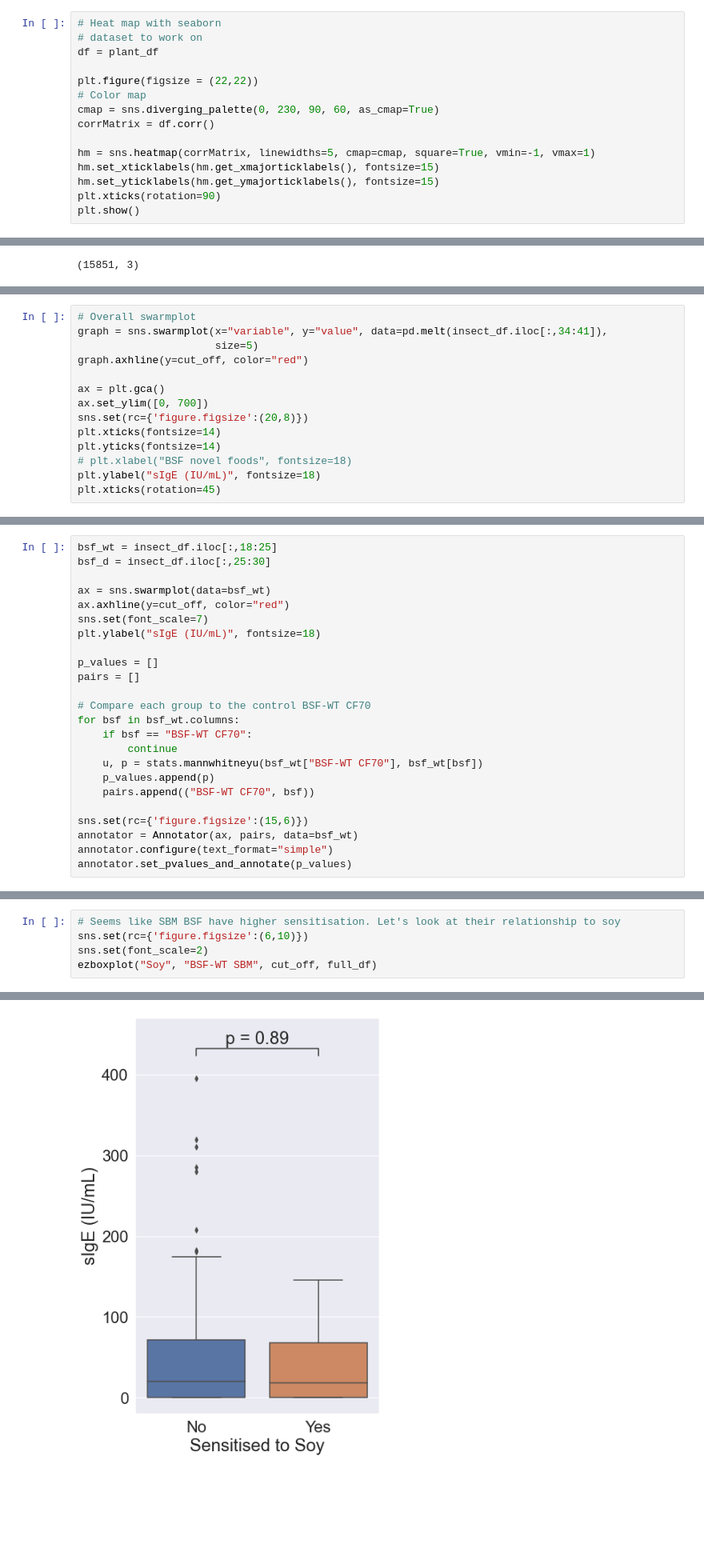
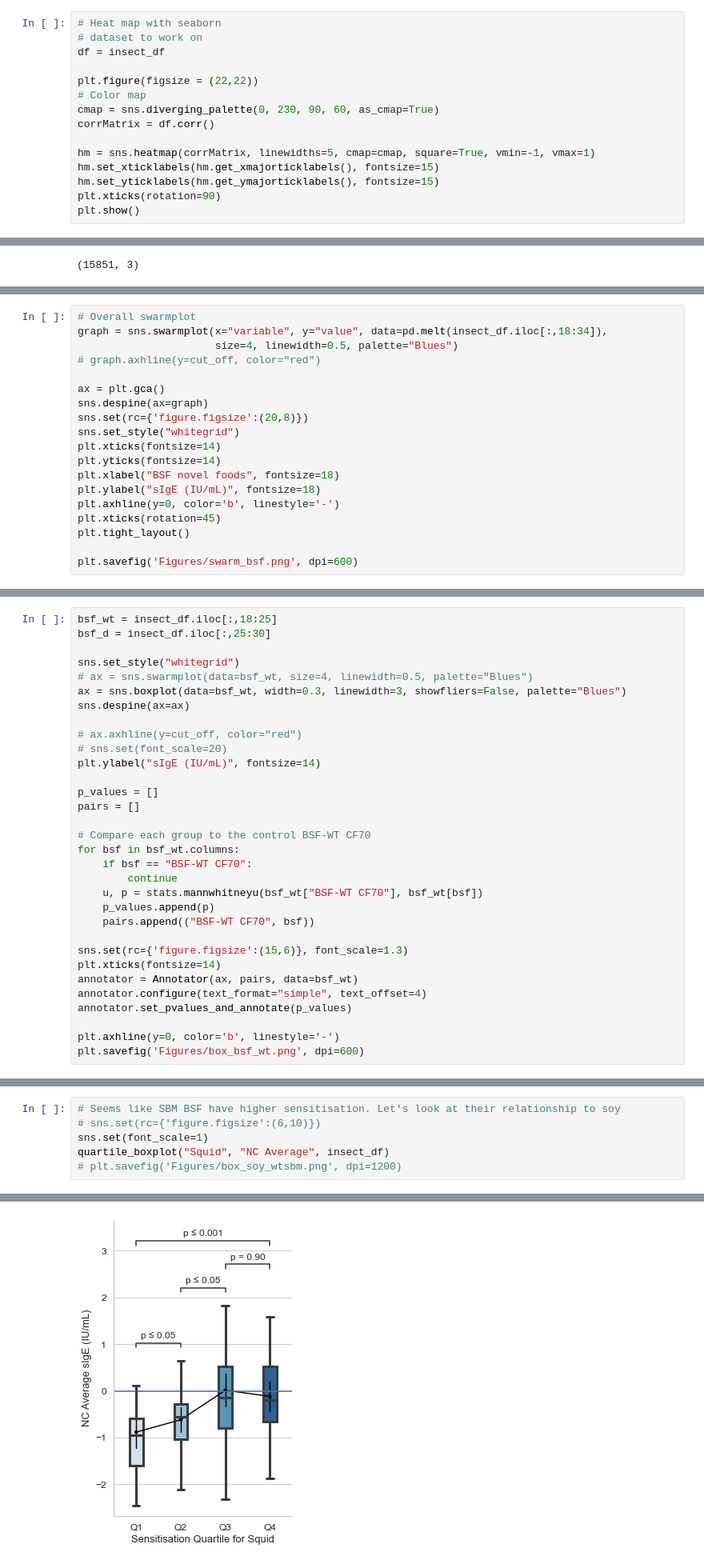
Before and after one commit to ripervail/alternative-meat-allergy, a Jupyter notebook: analysis.ipynb, the cells around one changed output, grey strips where cells are left out. Shown at 80% size. Cells and saved outputs as stored; diff of their text form; blank space fills up the shorter version.

```diff
--- a/analysis.ipynb
+++ b/analysis.ipynb
@@ -133,7 +170,7 @@ Some parts of the heat map have empty rows/columns. This means that their values
 # %%
 # Heat map with seaborn
 # dataset to work on
-df = plant_df
+df = insect_df
 
 plt.figure(figsize = (22,22))
 # Color map
@@ -410,16 +653,21 @@ Compare between wildtype and lab strain (line D) (18:34)
 Compare between crickets (34:41)
 # %%
 # Overall swarmplot
-graph = sns.swarmplot(x="variable", y="value", data=pd.melt(insect_df.iloc[:,34:41]),
-                      size=5)
-graph.axhline(y=cut_off, color="red")
+graph = sns.swarmplot(x="variable", y="value", data=pd.melt(insect_df.iloc[:,18:34]),
+                      size=4, linewidth=0.5, palette="Blues")
+# graph.axhline(y=cut_off, color="red")
 
 ax = plt.gca()
-ax.set_ylim([0, 700])
+sns.despine(ax=graph)
 sns.set(rc={'figure.figsize':(20,8)})
+sns.set_style("whitegrid")
 plt.xticks(fontsize=14)
 plt.yticks(fontsize=14)
-# plt.xlabel("BSF novel foods", fontsize=18)
+plt.xlabel("BSF novel foods", fontsize=18)
 plt.ylabel("sIgE (IU/mL)", fontsize=18)
+plt.axhline(y=0, color='b', linestyle='-')
 plt.xticks(rotation=45)
+plt.tight_layout()
+
+plt.savefig('Figures/swarm_bsf.png', dpi=600)
 # %% [output]
@@ -444,10 +684,14 @@ Index(['BSF-WT CF70', 'BSF-WT P', 'BSF-WT PKM', 'BSF-WT M<P', 'BSF-WT COH',
 bsf_wt = insect_df.iloc[:,18:25]
 bsf_d = insect_df.iloc[:,25:30]
 
-ax = sns.swarmplot(data=bsf_wt)
-ax.axhline(y=cut_off, color="red")
-sns.set(font_scale=7)
-plt.ylabel("sIgE (IU/mL)", fontsize=18)
+sns.set_style("whitegrid")
+# ax = sns.swarmplot(data=bsf_wt, size=4, linewidth=0.5, palette="Blues")
+ax = sns.boxplot(data=bsf_wt, width=0.3, linewidth=3, showfliers=False, palette="Blues")
+sns.despine(ax=ax)
+
+# ax.axhline(y=cut_off, color="red")
+# sns.set(font_scale=20)
+plt.ylabel("sIgE (IU/mL)", fontsize=14)
 
 p_values = []
 pairs = []
@@ -460,8 +704,12 @@ for bsf in bsf_wt.columns:
     p_values.append(p)
     pairs.append(("BSF-WT CF70", bsf))
 
-sns.set(rc={'figure.figsize':(15,6)})
+sns.set(rc={'figure.figsize':(15,6)}, font_scale=1.3)
+plt.xticks(fontsize=14)
 annotator = Annotator(ax, pairs, data=bsf_wt)
-annotator.configure(text_format="simple")
+annotator.configure(text_format="simple", text_offset=4)
 annotator.set_pvalues_and_annotate(p_values)
+
+plt.axhline(y=0, color='b', linestyle='-')
+plt.savefig('Figures/box_bsf_wt.png', dpi=600)
 # %% [output]
@@ -482,6 +723,7 @@ BSF-WT CF70 vs. BSF-WT OKA: Custom statistical test, P_val:6.661e-01
 # %%
 # Seems like SBM BSF have higher sensitisation. Let's look at their relationship to soy
-sns.set(rc={'figure.figsize':(6,10)})
-sns.set(font_scale=2)
-ezboxplot("Soy", "BSF-WT SBM", cut_off, full_df)
+# sns.set(rc={'figure.figsize':(6,10)})
+sns.set(font_scale=1)
+quartile_boxplot("Squid", "NC Average", insect_df)
+# plt.savefig('Figures/box_soy_wtsbm.png', dpi=1200)
 # %% [output]
@@ -492,3 +739,3 @@ Name: Sensitised, dtype: int64
-[figure, old version]
+[figure, new version]
 # %%
 # For line D
```
Also changed, not shown: parts of 64 cells of this notebook, 3 other files.
